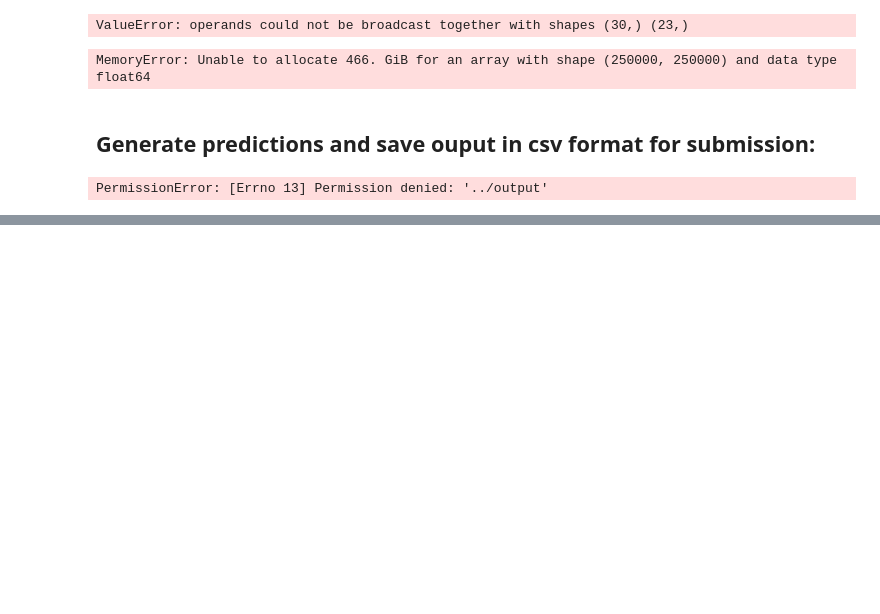
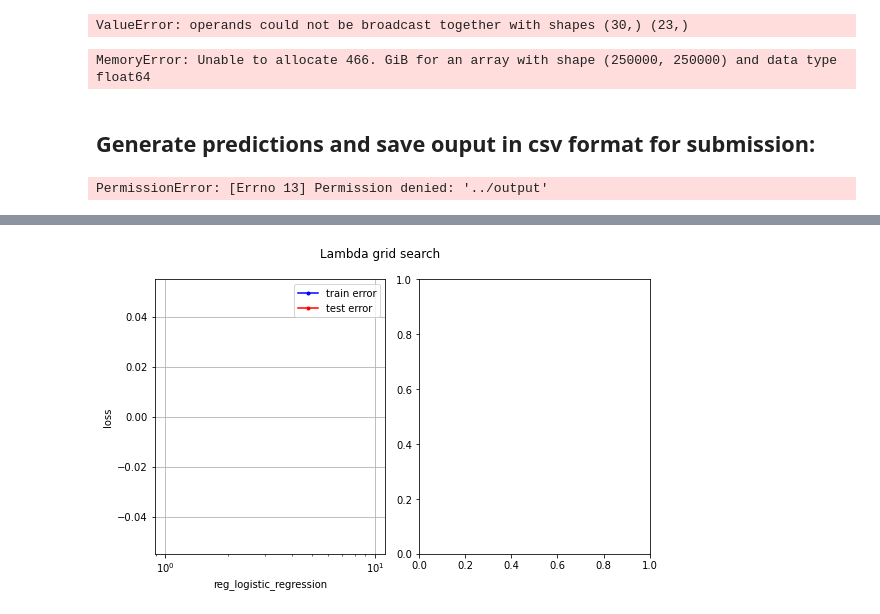
Before and after one commit to jbardet/higgs_boson, a Jupyter notebook: project1/scripts/project1.ipynb, the cells around one changed output, grey strips where cells are left out. Drawn from its saved outputs; the diff is of its cells as text; code cells hidden in the pictures; blank space fills up the shorter version.

```diff
--- a/project1/scripts/project1.ipynb
+++ b/project1/scripts/project1.ipynb
@@ -198,0 +230,3 @@ array([ 1., -1.,  1., ...,  1.,  1.,  1.])
+# %%
+lambdas = np.linspace(0, 2, 20)
+loss_logreg_reg, loss_ridge = lambda_grid_search(y, tx, lambdas, k_fold)
@@ -198,0 +254,26 @@ array([ 1., -1.,  1., ...,  1.,  1.,  1.])
+# %%
+def plot_lambda_search(lambdas, losses, folder_path):
+
+    fig, axes = plt.subplots(1, 2, figsize=(8, 5))
+
+    xlabels = ['reg_logistic_regression', 'ridge_regression']
+
+    for ax_nb in range(1): #set back to 2
+
+        loss = np.array(losses[ax_nb])
+        axes[ax_nb].semilogx(lambdas, loss[:, 0], marker=".", color='b', label='train error')
+        axes[ax_nb].semilogx(lambdas, loss[:, 1], marker=".", color='r', label='test error')
+        if ax_nb==0:
+            axes[ax_nb].set_ylabel("loss")
+        axes[ax_nb].set_xlabel(xlabels[ax_nb])
+        axes[ax_nb].grid(True)
+        axes[ax_nb].legend(loc="upper right")
+
+    fig.suptitle('Lambda grid search')
+    plt.tight_layout()
+    plt.savefig((folder_path+'lambdas'))
+    plt.show()
+# %%
+plot_lambda_search(lambdas, [loss_logreg_reg, loss_ridge], folder_path)
+# %% [output]
+[figure, added]
```
Also changed, not shown: parts of 10 cells of this notebook, 4 other files.
